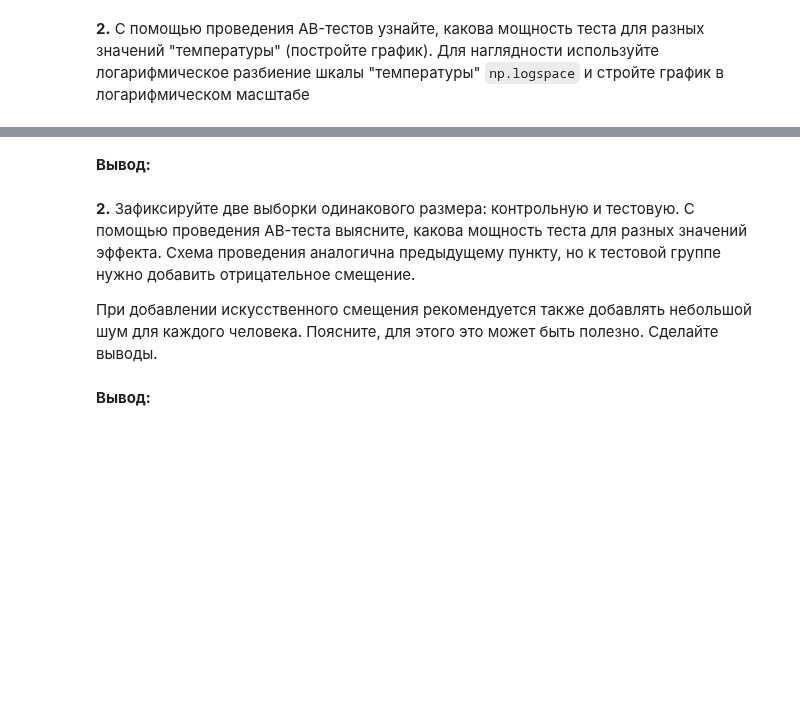
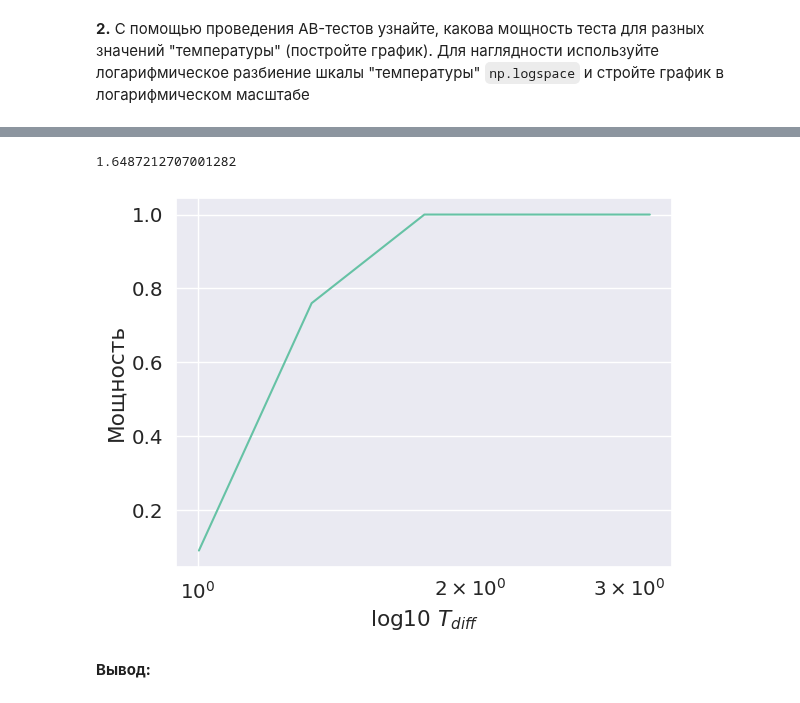
Before and after one commit to NMashalov/2023_OpenMipt_course, a Jupyter notebook: lesson10/dz10.ipynb, the cells around one changed output, grey strips where cells are left out. Saved outputs shown, nothing was run; the diff lists cells and outputs as text; code cells hidden in the pictures; blank space fills up the shorter version.

```diff
--- a/lesson10/dz10.ipynb
+++ b/lesson10/dz10.ipynb
@@ -183,4 +262,4 @@ plt.show()
 # %% [markdown]
 **2.** С помощью проведения AB-тестов узнайте, какова мощность теста для разных значений "температуры" (постройте график). Для наглядности используйте логарифмическое разбиение шкалы "температуры" `np.logspace` и стройте график в логарифмическом масштабе
 # %%
-Ts = np.logspace(0.001, 1, 20)
+Ts = np.logspace(0.001, 0.5, 5) / np.log(10)
@@ -222,6 +265,0 @@ charges = pd.read_csv('medical-insurance-cost/Train_Data.csv')['charges']
-# %% [markdown]
-**Вывод:**
-# %% [markdown]
-**2.** Зафиксируйте две выборки одинакового размера: контрольную и тестовую. С помощью проведения AB-теста выясните, какова мощность теста для разных значений эффекта. Схема проведения аналогична предыдущему пункту, но к тестовой группе нужно добавить отрицательное смещение.
-
-При добавлении искусственного смещения рекомендуется также добавлять небольшой шум для каждого человека. Поясните, для этого это может быть полезно. Сделайте выводы.
@@ -230,3 +266,28 @@ charges = pd.read_csv('medical-insurance-cost/Train_Data.csv')['charges']
+# %%
+# ваш код
+T = 1
+alpha = 0.05
+p_values = {}
+for T_diff in Ts:
+    n_true = 0
+    for _ in tqdm(range(100)):
+        (samples_1, _), (samples_diff, _)  = sample_gas(T, P_f,steps=3000), sample_gas(T_diff, P_f,steps=3000)
+
+        p_value = relative_ttest(samples_1, samples_diff)[3]
+        n_true += p_value < alpha
+    p_values[T_diff] = n_true / 100
+# %%
+np.exp(0.5)
+# %% [output]
+1.6487212707001282
+# %%
+plt.plot(p_values.keys(),p_values.values())
+plt.xscale('log')
+plt.xlabel('log10 $T_{diff}$')
+plt.ylabel('Мощность')
+plt.show()
+# %% [output]
+[figure, added]
 # %% [markdown]
 **Вывод:**
 # %% [markdown]
```
Also changed, not shown: parts of 49 cells of this notebook.
